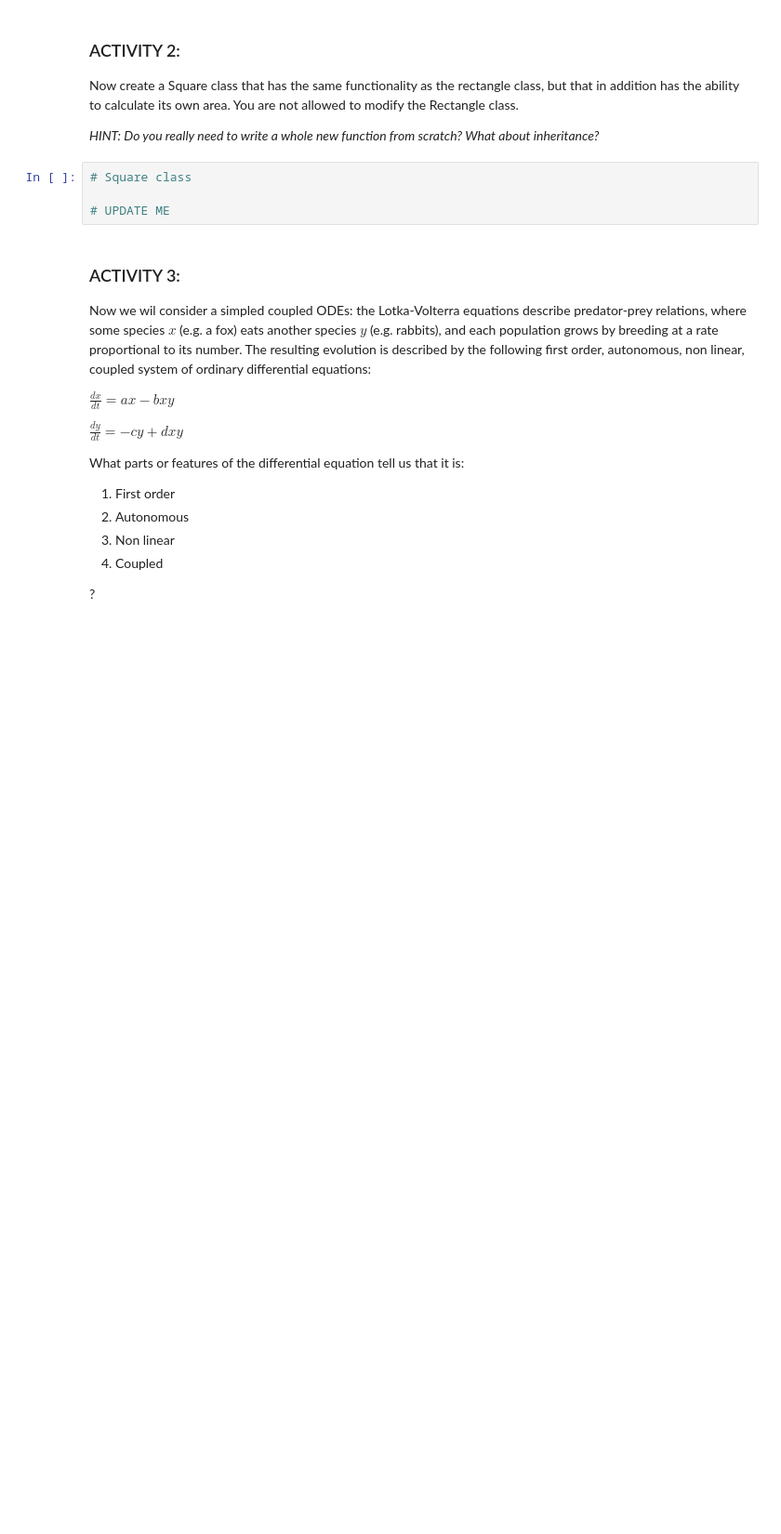
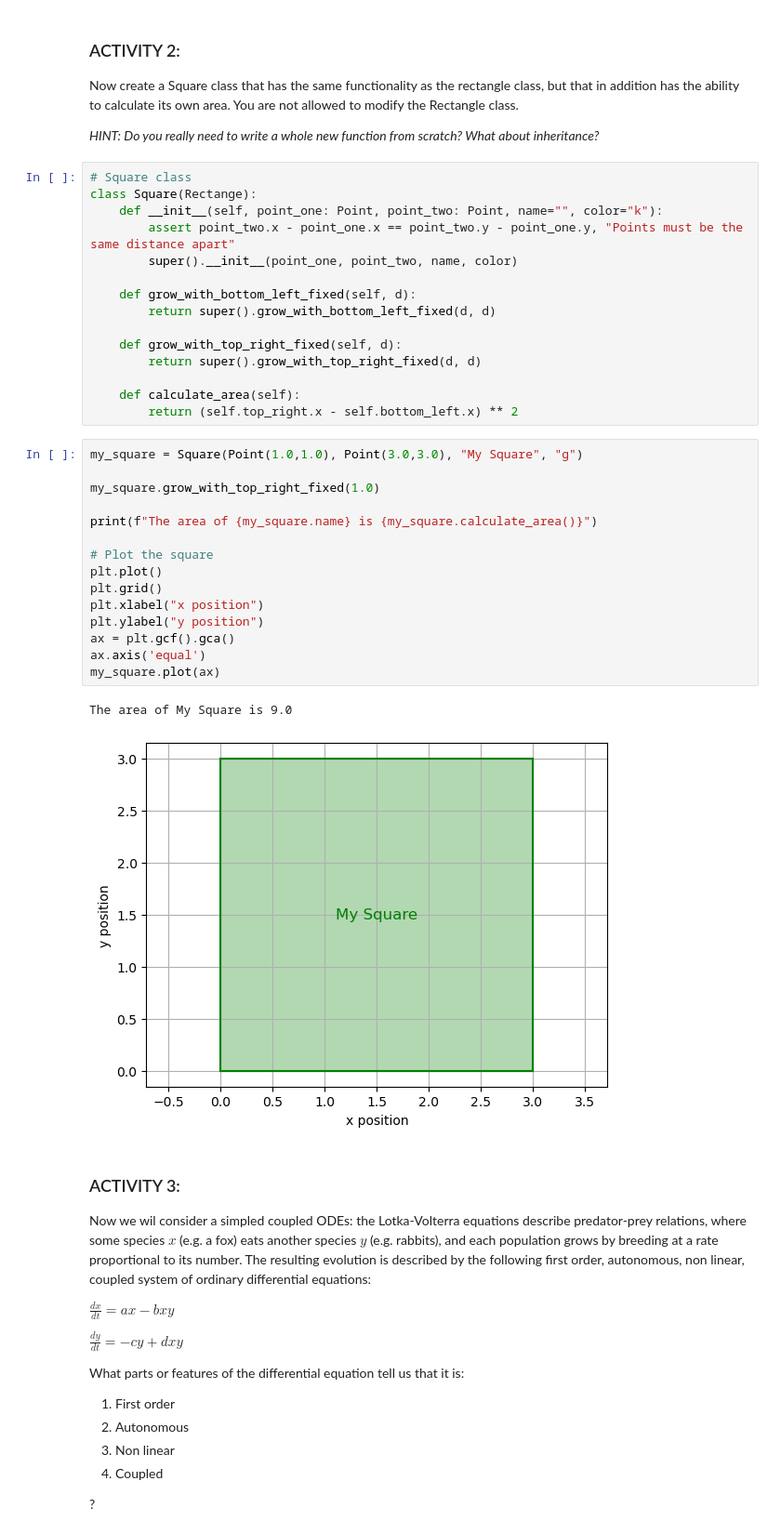
Before and after one commit to Vileh/Topics-In-Sci-Comp, a Jupyter notebook: Notebooks/Week3_LabExercises.ipynb, the cells around one changed output. Shown: that part at 93% size. Saved outputs shown, nothing was run; the diff lists cells and outputs as text; blank space fills up the shorter version.

```diff
--- a/Notebooks/Week3_LabExercises.ipynb
+++ b/Notebooks/Week3_LabExercises.ipynb
@@ -175,8 +175,37 @@ Now create a Square class that has the same functionality as the rectangle class
 _HINT: Do you really need to write a whole new function from scratch? What about inheritance?_
 # %%
 # Square class
+class Square(Rectange):
+    def __init__(self, point_one: Point, point_two: Point, name="", color="k"):
+        assert point_two.x - point_one.x == point_two.y - point_one.y, "Points must be the same distance apart"
+        super().__init__(point_one, point_two, name, color)
 
-# UPDATE ME
+    def grow_with_bottom_left_fixed(self, d):
+        return super().grow_with_bottom_left_fixed(d, d)
+
+    def grow_with_top_right_fixed(self, d):
+        return super().grow_with_top_right_fixed(d, d)
+
+    def calculate_area(self):
+        return (self.top_right.x - self.bottom_left.x) ** 2
+# %%
+my_square = Square(Point(1.0,1.0), Point(3.0,3.0), "My Square", "g")
+
+my_square.grow_with_top_right_fixed(1.0)
+
+print(f"The area of {my_square.name} is {my_square.calculate_area()}")
+
+# Plot the square
+plt.plot()
+plt.grid()
+plt.xlabel("x position")
+plt.ylabel("y position")
+ax = plt.gcf().gca()
+ax.axis('equal')
+my_square.plot(ax)
+# %% [output]
+The area of My Square is 9.0
+[figure, added]
 # %% [markdown]
 ### ACTIVITY 3:
 
```
Also changed, not shown: parts of 1 cell of this notebook.
